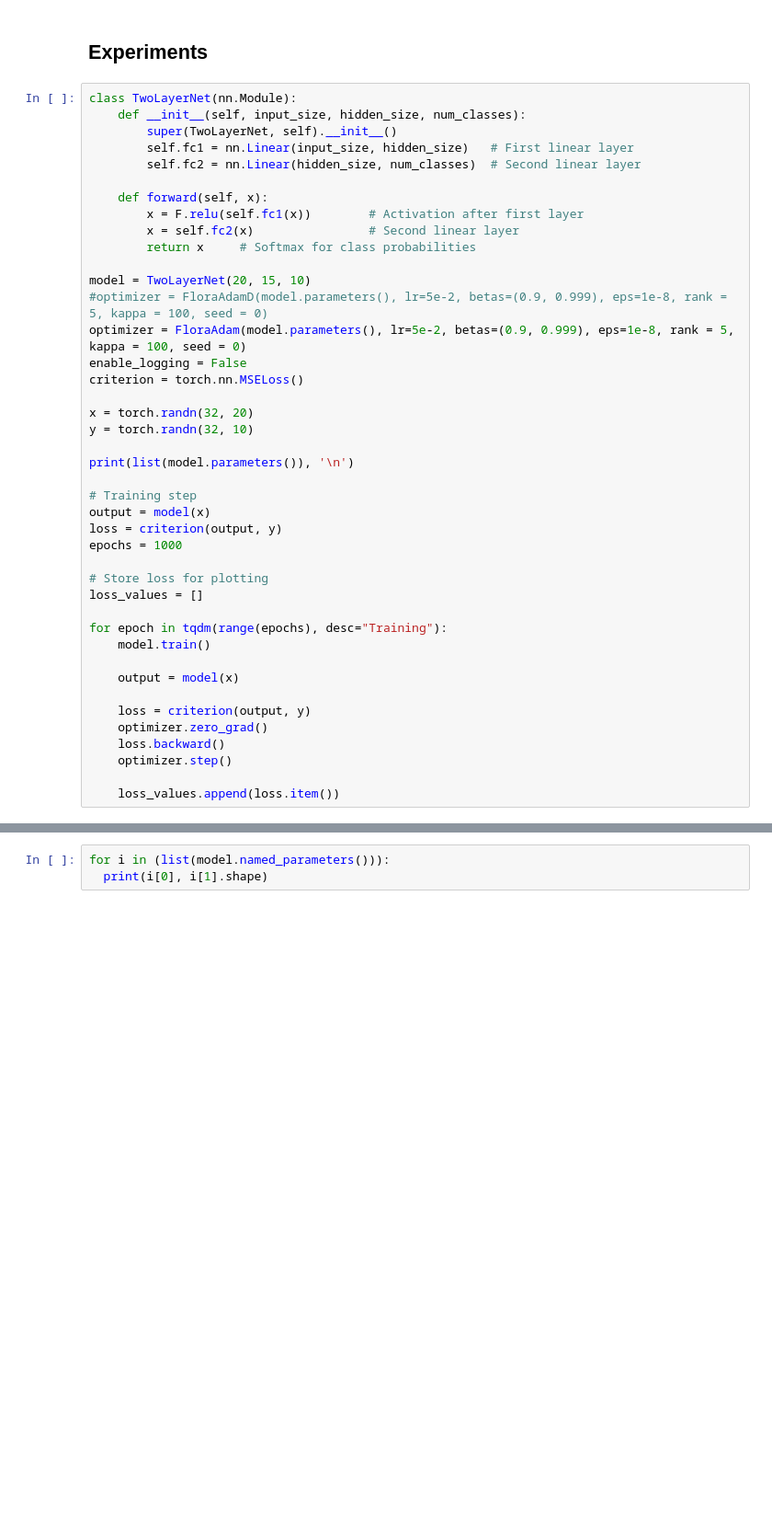
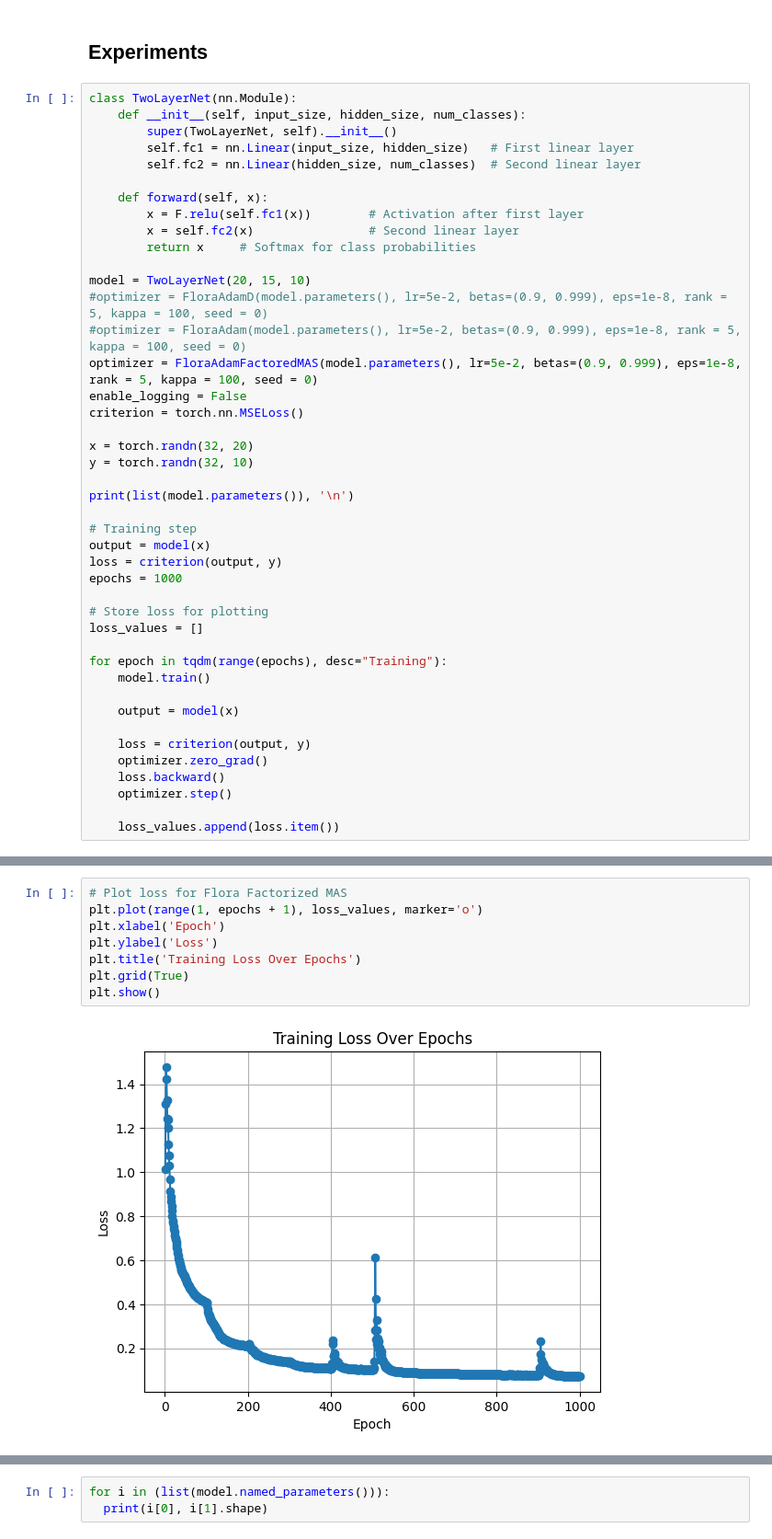
Before and after one commit to thecodehen/epfl-cs439-s25-project, a Jupyter notebook: OptInMLProjectSajal.ipynb, the cells around one changed output, grey strips where cells are left out. Shown: that part at 92% size. Drawn from its saved outputs; the diff is of its cells as text; blank space fills up the shorter version.

Commit message:
Added the Factorized Moving Average Square

```diff
--- a/OptInMLProjectSajal.ipynb
+++ b/OptInMLProjectSajal.ipynb
@@ -677,7 +903,8 @@ class TwoLayerNet(nn.Module):
 
 model = TwoLayerNet(20, 15, 10)
 #optimizer = FloraAdamD(model.parameters(), lr=5e-2, betas=(0.9, 0.999), eps=1e-8, rank = 5, kappa = 100, seed = 0)
-optimizer = FloraAdam(model.parameters(), lr=5e-2, betas=(0.9, 0.999), eps=1e-8, rank = 5, kappa = 100, seed = 0)
+#optimizer = FloraAdam(model.parameters(), lr=5e-2, betas=(0.9, 0.999), eps=1e-8, rank = 5, kappa = 100, seed = 0)
+optimizer = FloraAdamFactoredMAS(model.parameters(), lr=5e-2, betas=(0.9, 0.999), eps=1e-8, rank = 5, kappa = 100, seed = 0)
 enable_logging = False
 criterion = torch.nn.MSELoss()
 
@@ -753,6 +980,16 @@ plt.grid(True)
 plt.show()
 # %% [output]
 [figure]
+# %%
+# Plot loss for Flora Factorized MAS
+plt.plot(range(1, epochs + 1), loss_values, marker='o')
+plt.xlabel('Epoch')
+plt.ylabel('Loss')
+plt.title('Training Loss Over Epochs')
+plt.grid(True)
+plt.show()
+# %% [output]
+[figure, added]
 # %%
 import torch
 import torch.nn as nn
```
Also changed, not shown: parts of 5 cells of this notebook.
